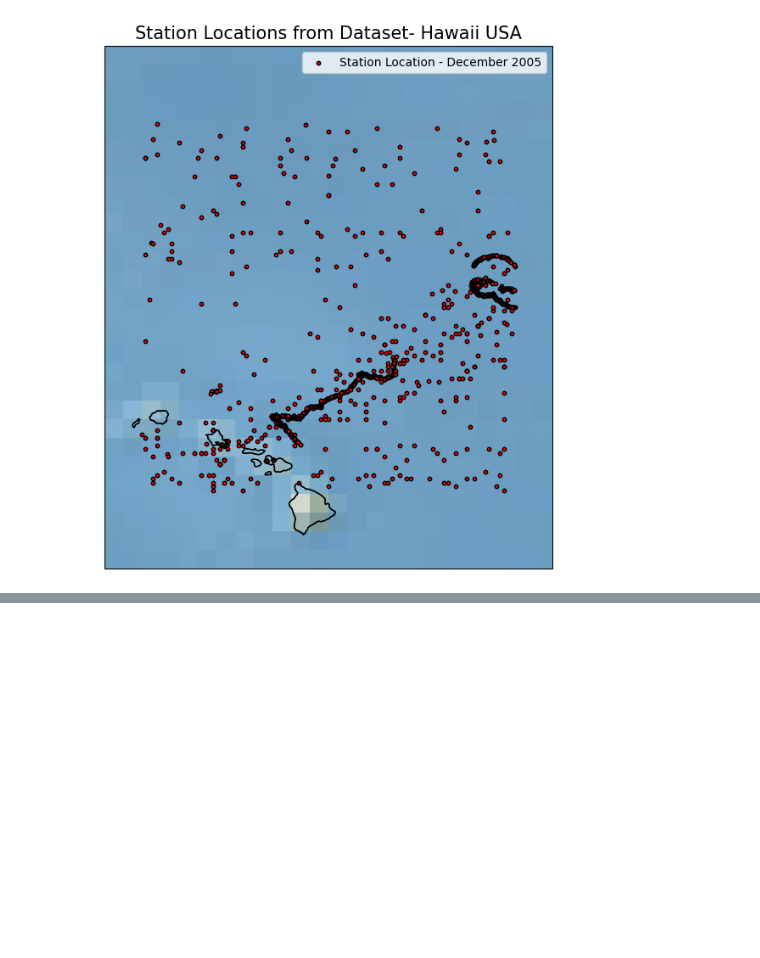
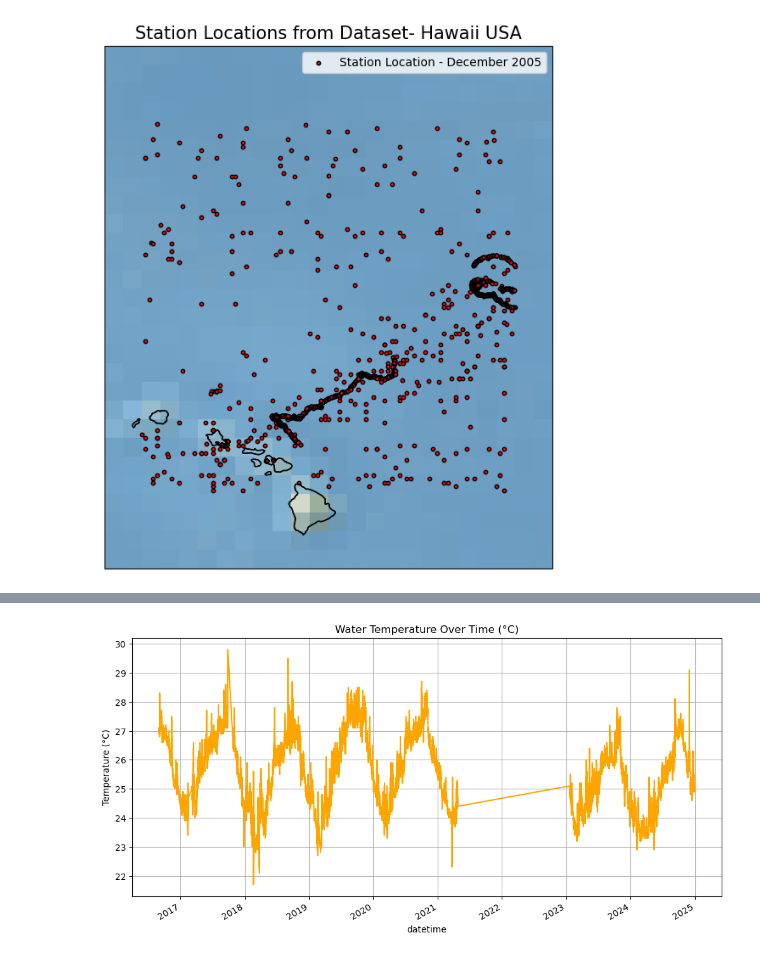
Before and after one commit to GPGN268/SP2025-FP01-ocean-air-temperature-patterns, a Jupyter notebook: molly_final_proj_notebook.ipynb, the cells around one changed output, grey strips where cells are left out. Drawn from its saved outputs; the diff is of its cells as text; code cells hidden in the pictures; blank space fills up the shorter version.

```diff
--- a/molly_final_proj_notebook.ipynb
+++ b/molly_final_proj_notebook.ipynb
@@ -247,0 +488,20 @@ plt.show()
+# %%
+import pandas as pd
+import matplotlib.pyplot as plt
+
+import pandas as pd
+import matplotlib.pyplot as plt
+
+file_path = "../../../../Downloads/51210h2024.txt"
+columns = ["YY", "MM", "DD", "hh", "mm", "WDIR", "WSPD", "GST", "WVHT", "DPD",
+           "APD", "MWD", "PRES", "ATMP", "WTMP", "DEWP", "VIS", "TIDE"]
+
+df24 = pd.read_csv(file_path, sep=r'\s+', comment='#', names=columns)
+df24.rename(columns={"YY": "year", "MM": "month", "DD": "day", "hh": "hour", "mm": "minute"}, inplace=True)
+df24['datetime'] = pd.to_datetime(df24[['year', 'month', 'day', 'hour', 'minute']])
+df24.set_index('datetime', inplace=True)
+df24.drop(columns=['year', 'month', 'day', 'hour', 'minute'], inplace=True)
+
+# Replace bad placeholder values (999, 999.0, 9999.0) with NaN
+df24.replace({999: pd.NA, 999.0: pd.NA, 9999.0: pd.NA}, inplace=True)
+df24.head()
@@ -247,0 +516,5 @@ plt.show()
+# %%
+dfs = [df16, df17, df18, df19, df20, df21, df23, df24]
+# We want to concatenate the DataFrames in the list "dfs" along the column axis (axis=1)
+df_combined = pd.concat(dfs, axis=0)
+df_combined
@@ -247,0 +543,12 @@ plt.show()
+# %%
+plt.figure(figsize=(12, 6))
+#df_combined['WTMP'].astype(float).plot(title='Water Temperature Over Time (°C)', ylabel='Temperature (°C)', color='orange')
+#plt.grid()
+#plt.show()
+df_combined['WTMP'] = pd.to_numeric(df_combined['WTMP'], errors='coerce')
+
+df_combined['WTMP'].plot(title='Water Temperature Over Time (°C)', ylabel='Temperature (°C)', color='orange')
+plt.grid()
+plt.show()
+# %% [output]
+[figure, added]
```
Also changed, not shown: parts of 18 cells of this notebook.
